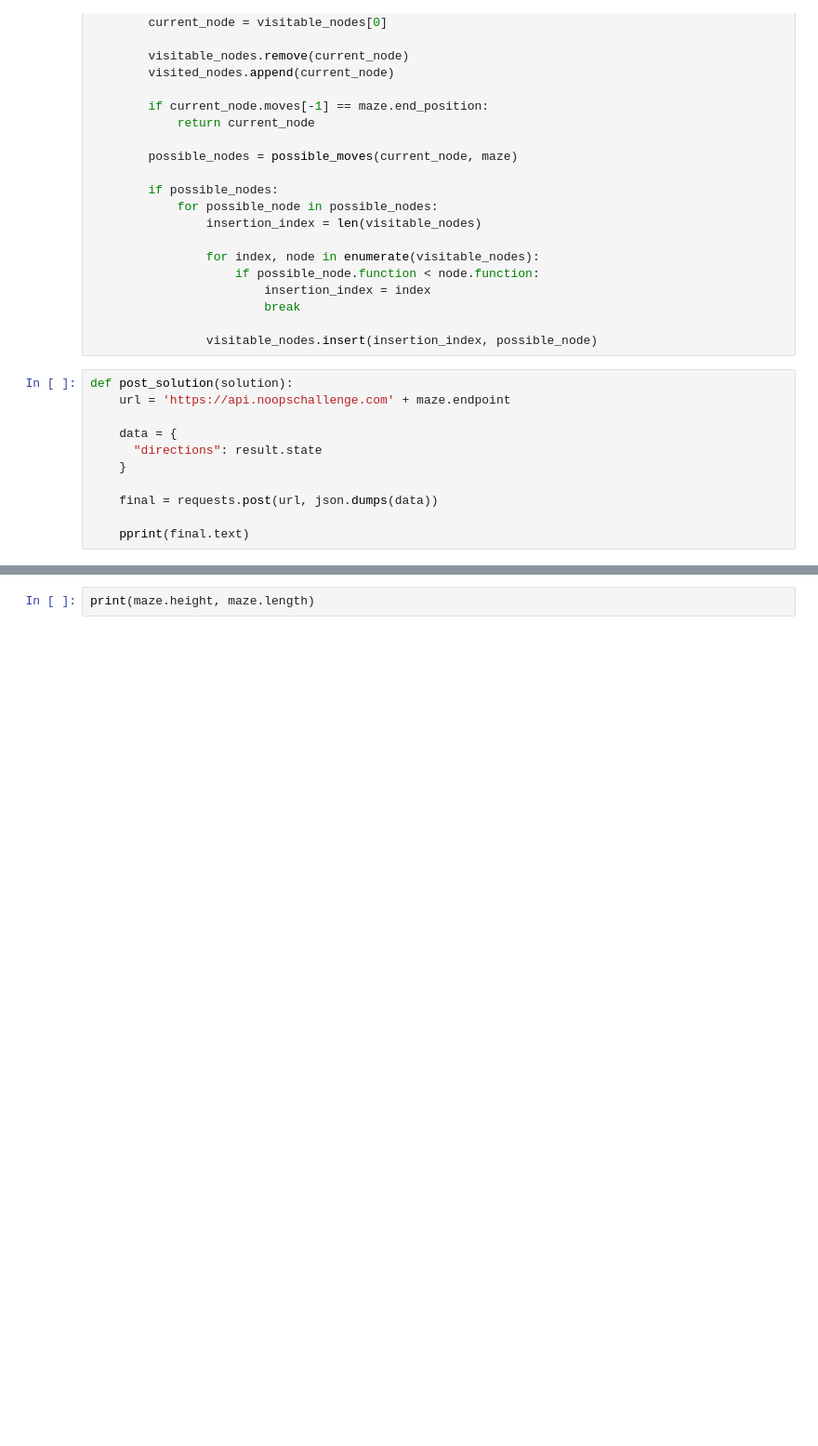
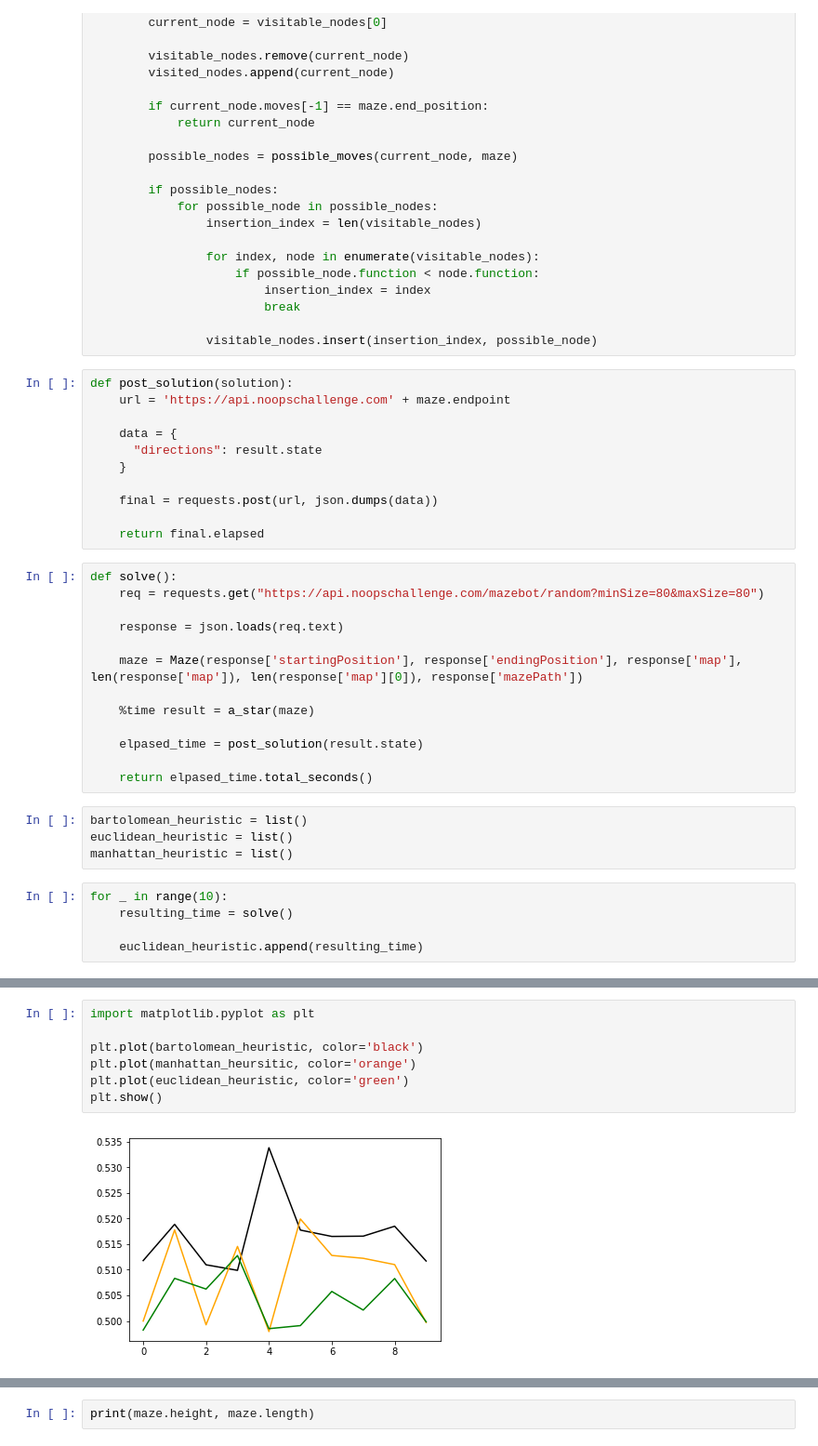
Before and after one commit to kafkoders/mazebot_solver, a Jupyter notebook: mazebot_solver/solver.ipynb, the cells around one changed output, grey strips where cells are left out. Shown: that part at 93% size. Saved outputs shown, nothing was run; the diff lists cells and outputs as text; blank space fills up the shorter version.

Commit message:
new heuristics implemented
created new heuristics based on manhattan distance & proposed new heuristic based on quadrants

new proposal: https://www.youtube.com/watch?time_continue=477&v=KiCBXu4P-2Y

```diff
--- a/mazebot_solver/solver.ipynb
+++ b/mazebot_solver/solver.ipynb
@@ -151,4 +206,26 @@ def post_solution(solution):
 
     final = requests.post(url, json.dumps(data))
 
-    pprint(final.text)
+    return final.elapsed
+# %%
+def solve():
+    req = requests.get("https://api.noopschallenge.com/mazebot/random?minSize=80&maxSize=80")
+
+    response = json.loads(req.text)
+
+    maze = Maze(response['startingPosition'], response['endingPosition'], response['map'], len(response['map']), len(response['map'][0]), response['mazePath'])
+
+    %time result = a_star(maze)
+
+    elpased_time = post_solution(result.state)
+
+    return elpased_time.total_seconds()
+# %%
+bartolomean_heuristic = list()
+euclidean_heuristic = list()
+manhattan_heuristic = list()
+# %%
+for _ in range(10):
+    resulting_time = solve()
+
+    euclidean_heuristic.append(resulting_time)
@@ -155 +236,10 @@ def post_solution(solution):
+# %%
+import matplotlib.pyplot as plt
+
+plt.plot(bartolomean_heuristic, color='black')
+plt.plot(manhattan_heursitic, color='orange')
+plt.plot(euclidean_heuristic, color='green')
+plt.show()
+# %% [output]
+[figure, added]
 # %%
```
Also changed, not shown: parts of 7 cells of this notebook.
